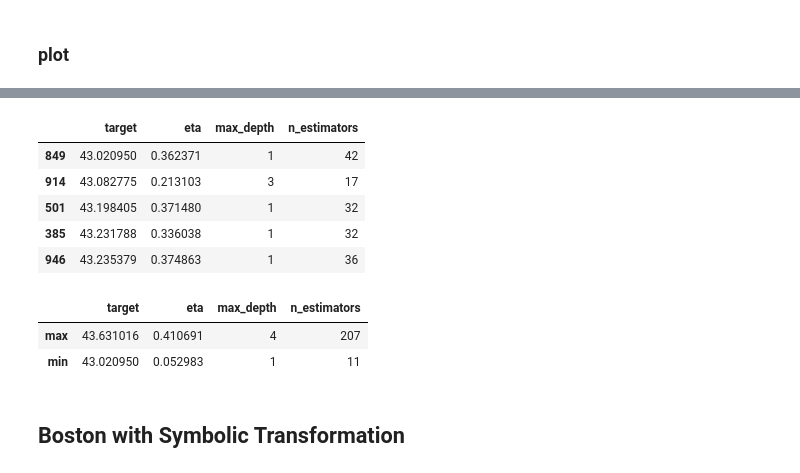
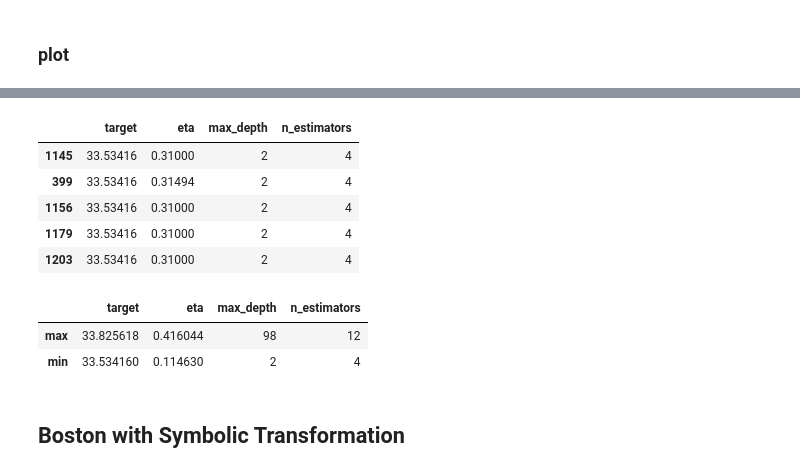
Before and after one commit to Gegori1/SVR-MAPE-Extended, a Jupyter notebook: Bayesian_optimization/Diabetes_Bayesian_optimization/XGBoost/Bay_opt_analysis.ipynb, the cells around one changed output, grey strips where cells are left out. Drawn from its saved outputs; the diff is of its cells as text; code cells hidden in the pictures.

```diff
--- a/Bayesian_optimization/Diabetes_Bayesian_optimization/XGBoost/Bay_opt_analysis.ipynb
+++ b/Bayesian_optimization/Diabetes_Bayesian_optimization/XGBoost/Bay_opt_analysis.ipynb
@@ -13,5 +13,5 @@ import plotly.express as px
 # %% [markdown]
 ### load data
 # %%
-jsn_path = Path().resolve() / "Logs" / "Diabetes_r2_leo.json"
+jsn_path = Path().resolve() / "Logs" / "Diabetes_mape_leo.json"
 data = pd.read_json(jsn_path , lines = True).drop(["datetime"], axis = 1)
@@ -63,3 +17,0 @@ df.sort_values("target", ascending = True).head(40).agg(("max", "min"))
-# %%
-jsn_path = Path().resolve() / "Logs" / "Diabetes_r2_let.json"
-data = pd.read_json(jsn_path , lines = True).drop(["datetime"], axis = 1)
@@ -107,6 +18,3 @@ df.sort_values("target", ascending = True).head()
-# %%
-jsn_path = Path().resolve() / "Logs" / "Diabetes_mae_leo.json"
-data = pd.read_json(jsn_path , lines = True).drop(["datetime"], axis = 1)
 # %% [markdown]
 ### convert data
 # %%
@@ -133,20 +40,20 @@ px.scatter_3d(df2, x = "max_depth", y = "n_estimators", z = "target", color = "t
 # %% [output]
 [interactive output not drawn]
 # %%
-df.sort_values("target", ascending = True).head(5)
+df.sort_values("target", ascending = True).head()
 # %% [output]
 |  | target | eta | max_depth | n_estimators |
-| 849 | 43.020950 | 0.362371 | 1 | 42 |
-| 914 | 43.082775 | 0.213103 | 3 | 17 |
-| 501 | 43.198405 | 0.371480 | 1 | 32 |
-| 385 | 43.231788 | 0.336038 | 1 | 32 |
-| 946 | 43.235379 | 0.374863 | 1 | 36 |
+| 1145 | 33.53416 | 0.31000 | 2 | 4 |
+| 399 | 33.53416 | 0.31494 | 2 | 4 |
+| 1156 | 33.53416 | 0.31000 | 2 | 4 |
+| 1179 | 33.53416 | 0.31000 | 2 | 4 |
+| 1203 | 33.53416 | 0.31000 | 2 | 4 |
 # %%
 df.sort_values("target", ascending = True).head(50).agg(("max", "min"))
 # %% [output]
 |  | target | eta | max_depth | n_estimators |
-| max | 43.631016 | 0.410691 | 4 | 207 |
-| min | 43.020950 | 0.052983 | 1 | 11 |
+| max | 33.825618 | 0.416044 | 98 | 12 |
+| min | 33.534160 | 0.114630 | 2 | 4 |
 # %% [markdown]
 ## Boston with Symbolic Transformation
 # %% [markdown]
```
Also changed, not shown: parts of 34 cells of this notebook, 55 other files.
